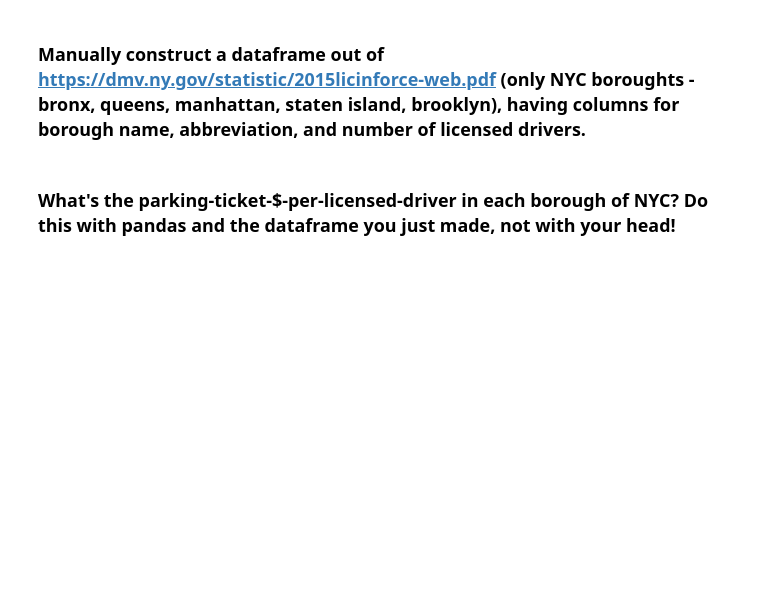
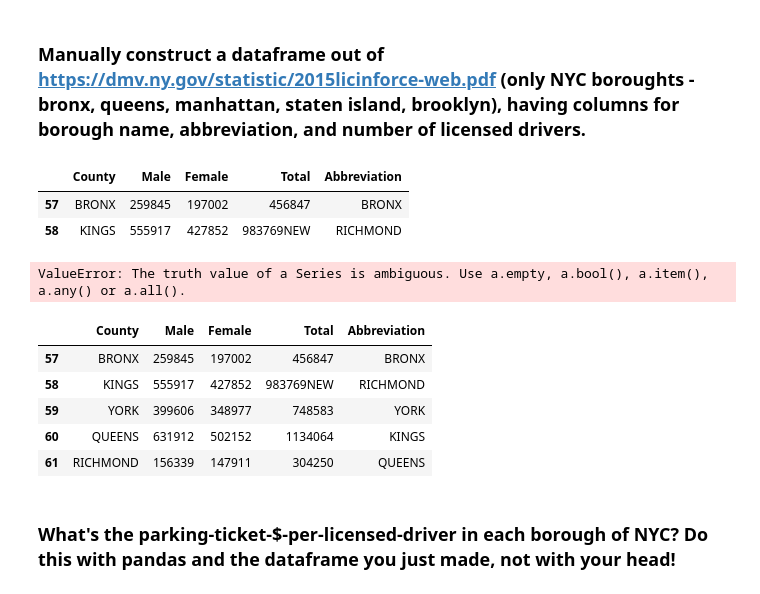
Before and after one commit to thisss/foundations-homework, a Jupyter notebook: foundations/11/Homework_11_Speeding_Bills.ipynb, the cells around one changed output. Cells and saved outputs as stored; diff of their text form; code cells hidden in the pictures; blank space fills up the shorter version.

```diff
--- a/foundations/11/Homework_11_Speeding_Bills.ipynb
+++ b/foundations/11/Homework_11_Speeding_Bills.ipynb
@@ -291,4 +294,54 @@ plt.xticks([])
 # %% [markdown]
 ### Manually construct a dataframe out of https://dmv.ny.gov/statistic/2015licinforce-web.pdf (only NYC boroughts - bronx, queens, manhattan, staten island, brooklyn), having columns for borough name, abbreviation, and number of licensed drivers.
+# %%
+df_licences = pd.read_csv('driverlicenses.csv')
+df_licences.head(10)
+
+# bronx = BRONX
+# queens = QUEENS
+# manhattan = YORK
+# staten island = RICHMOND
+# brooklyn = KINGS
+
+df_ny_borough = df_licences[(df_licences['County'] == 'BRONX') | \
+                  (df_licences['County'] == 'QUEENS') | \
+                  (df_licences['County'] == 'KINGS') | \
+                  (df_licences['County'] == 'YORK') | \
+                  (df_licences['County'] == 'RICHMOND')]
+# %%
+df_ny_borough.head(2)
+# %% [output]
+|  | County | Male | Female | Total | Abbreviation |
+| 57 | BRONX | 259845 | 197002 | 456847 | BRONX |
+| 58 | KINGS | 555917 | 427852 | 983769NEW | RICHMOND |
+# %%
+borough_dict = { 'BRONX' : 'BX', 'QUEENS' : 'Q', 'YORK': 'NY', 'RICHMOND' : 'R', 'KINGS' : 'K'}
+
+def insert_abbrev(abbrev):
+
+
+    return
+
+for borough in borough_dict:
+    df_ny_borough['Abbreviations'].apply(insert_abbrev)
+
+'''for borough in borough_dict:
+    if borough == df_ny_borough['County']:
+        print(borough)
+        print("Yeah")
+
+''''''for borough in borough_dict:
+    print(borough_dict[borough])'''
+# %% [output]
+ValueError: The truth value of a Series is ambiguous. Use a.empty, a.bool(), a.item(), a.any() or a.all().
+# %%
+df_ny_borough
+# %% [output]
+|  | County | Male | Female | Total | Abbreviation |
+| 57 | BRONX | 259845 | 197002 | 456847 | BRONX |
+| 58 | KINGS | 555917 | 427852 | 983769NEW | RICHMOND |
+| 59 | YORK | 399606 | 348977 | 748583 | YORK |
+| 60 | QUEENS | 631912 | 502152 | 1134064 | KINGS |
+| 61 | RICHMOND | 156339 | 147911 | 304250 | QUEENS |
 # %% [markdown]
 ### What's the parking-ticket-$-per-licensed-driver in each borough of NYC? Do this with pandas and the dataframe you just made, not with your head!
```
Also changed, not shown: parts of 12 cells of this notebook, 5 other files.
